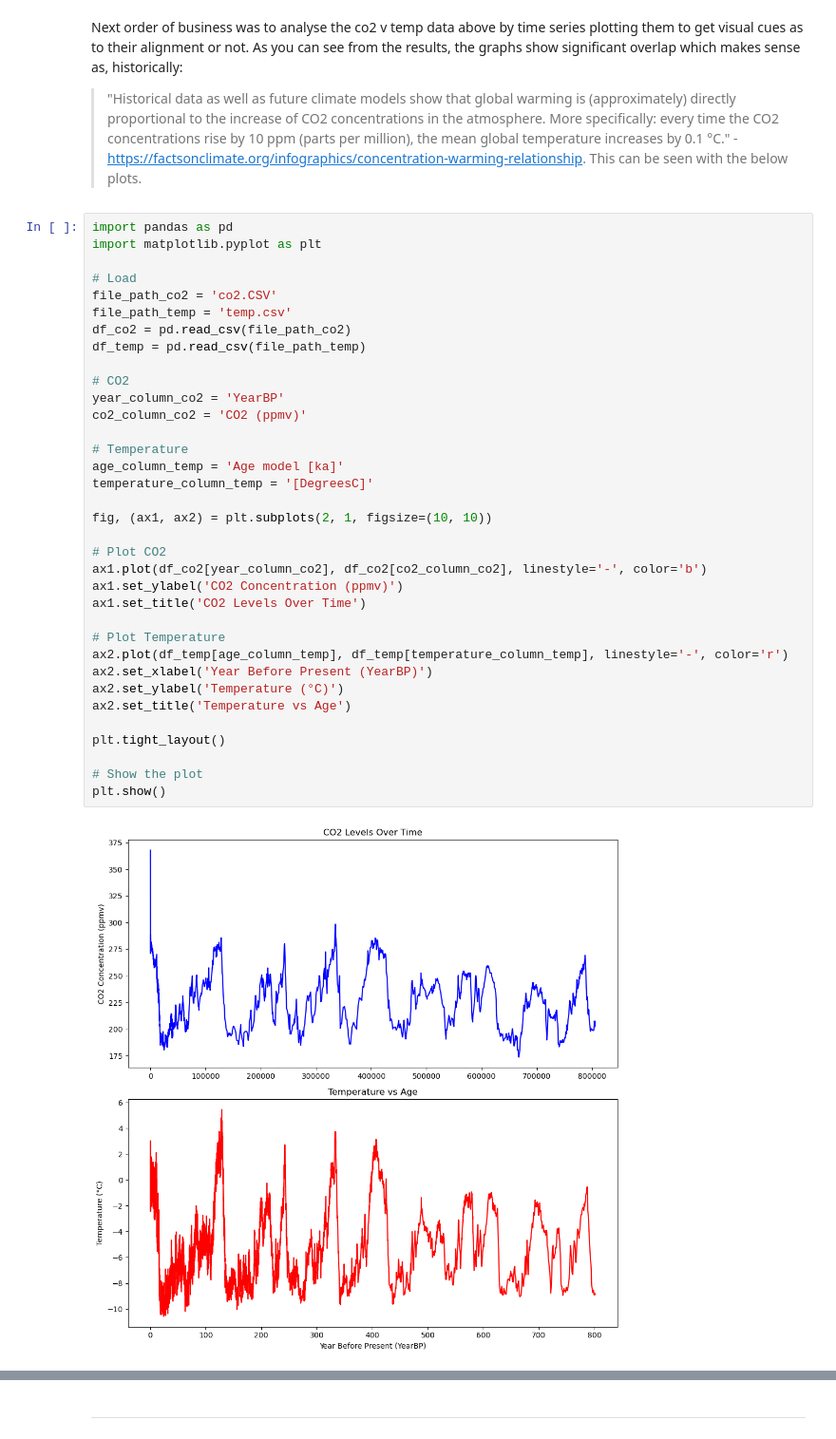
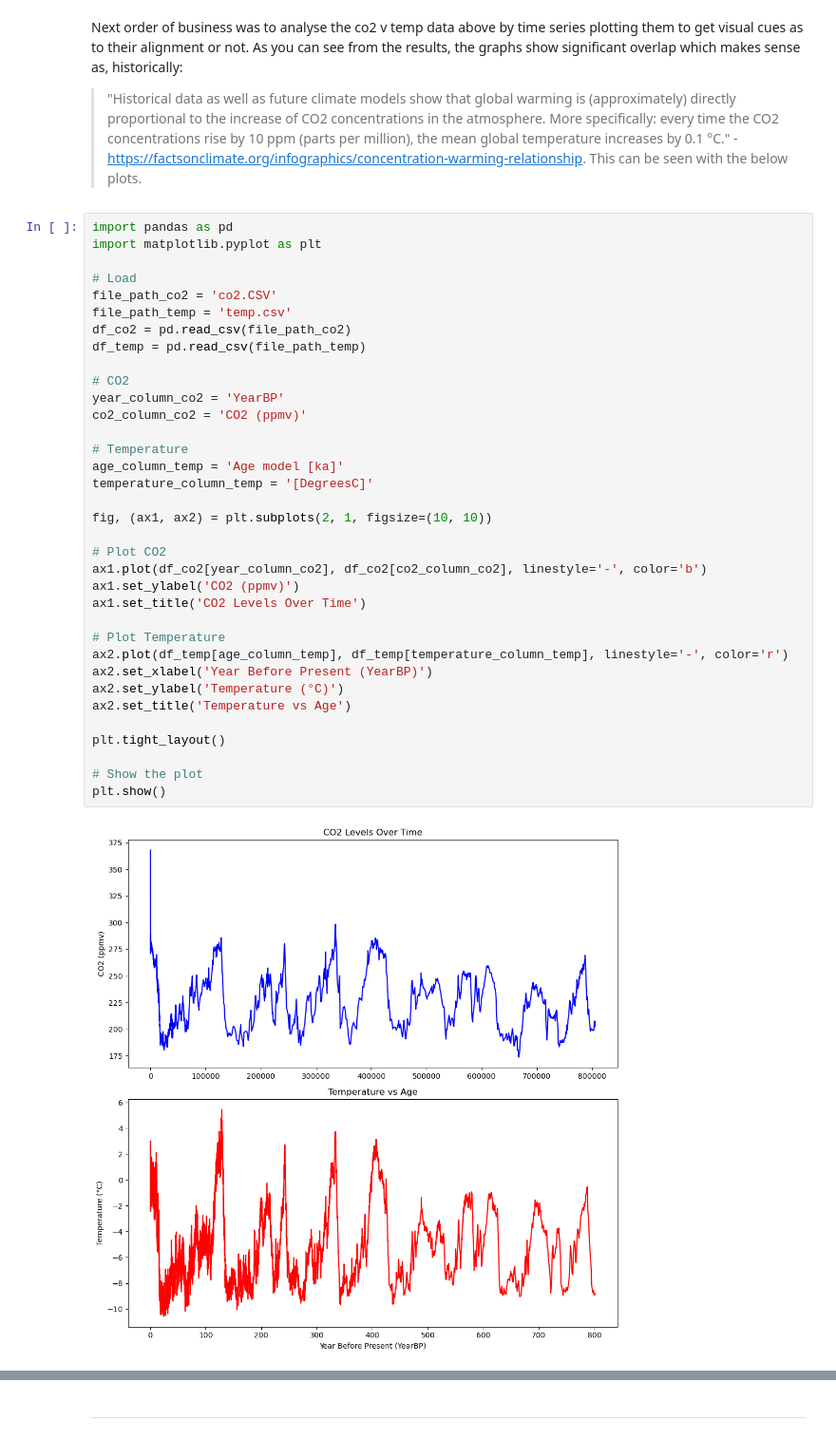
Before and after one commit to Gerbs2193/Programming-for-Data-Analysis-Project, a Jupyter notebook: project.ipynb, the cells around one changed output, grey strips where cells are left out. Shown at 95% size. Drawn from its saved outputs; the diff is of its cells as text.

```diff
--- a/project.ipynb
+++ b/project.ipynb
@@ -137,34 +137,34 @@ import matplotlib.pyplot as plt
 file_path_co2 = 'co2.CSV'
 file_path_temp = 'temp.csv'
 df_co2 = pd.read_csv(file_path_co2)
 df_temp = pd.read_csv(file_path_temp)
 
 # CO2
 year_column_co2 = 'YearBP'
 co2_column_co2 = 'CO2 (ppmv)'
 
 # Temperature
 age_column_temp = 'Age model [ka]'
 temperature_column_temp = '[DegreesC]'
 
 fig, (ax1, ax2) = plt.subplots(2, 1, figsize=(10, 10))
 
 # Plot CO2
 ax1.plot(df_co2[year_column_co2], df_co2[co2_column_co2], linestyle='-', color='b')
-ax1.set_ylabel('CO2 Concentration (ppmv)')
+ax1.set_ylabel('CO2 (ppmv)')
 ax1.set_title('CO2 Levels Over Time')
 
 # Plot Temperature
 ax2.plot(df_temp[age_column_temp], df_temp[temperature_column_temp], linestyle='-', color='r')
 ax2.set_xlabel('Year Before Present (YearBP)')
 ax2.set_ylabel('Temperature (°C)')
 ax2.set_title('Temperature vs Age')
 
 plt.tight_layout()
 
 # Show the plot
 plt.show()
 # %% [output]
-[figure, old version]
+[figure, new version]
 # %% [markdown]
 Source for below image - https://www.nature.com/articles/nature06949
```
Also changed, not shown: parts of 13 cells of this notebook.
